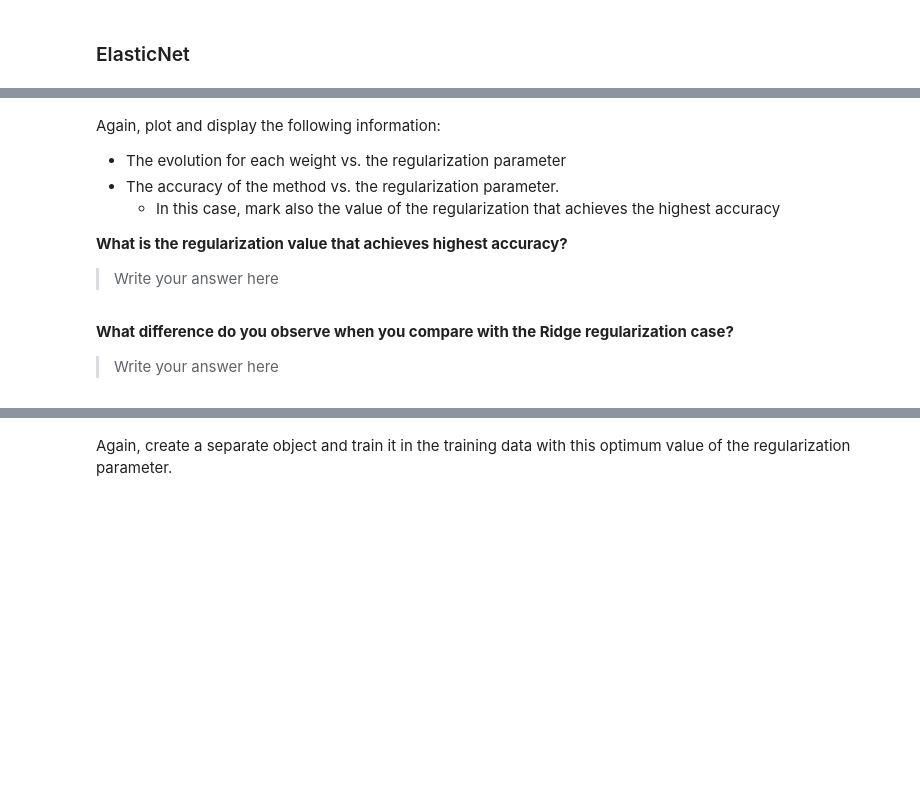
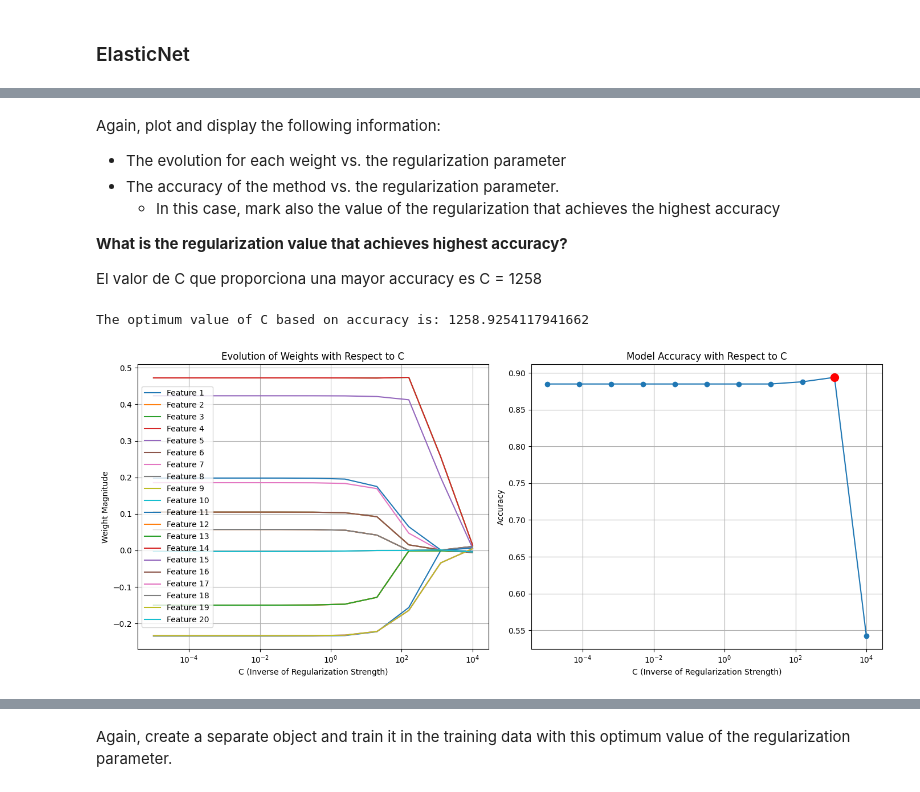
Before and after one commit to ICAI-IMAT-ML/p2-5-202304626, a Jupyter notebook: notebook/Lab2_5_LogisticRegression_and_regularization.ipynb, the cells around one changed output, grey strips where cells are left out. Drawn from its saved outputs; the diff is of its cells as text; code cells hidden in the pictures; blank space fills up the shorter version.

```diff
--- a/notebook/Lab2_5_LogisticRegression_and_regularization.ipynb
+++ b/notebook/Lab2_5_LogisticRegression_and_regularization.ipynb
@@ -581,7 +610,7 @@ Plot here the differences between the weights for the non-regularized model and
 pow_min = -5
 pow_max = 4  # In this case we maintain here a 4 instead of a 5 s.a. in the Ridge example
 
-C_values = None # Vector of \lambda (regularization parameters)
+C_values = np.logspace(pow_min, pow_max, 11) # Vector of \lambda (regularization parameters)
 weights_evolution = []  # To store the final weights for each C
 accuracies = []
 # %% [markdown]
@@ -591,7 +620,8 @@ Again, plot and display the following information:
     - In this case, mark also the value of the regularization that achieves the highest accuracy
 
 **What is the regularization value that achieves highest accuracy?**
-> Write your answer here
+
+El valor de C que proporciona una mayor accuracy es C = 1258
 # %%
 # Assuming the LogisticRegressor class and dataset are prepared
 for C in C_values:
@@ -613,36 +643,36 @@ plt.subplot(1, 2, 1)
 for feature_index in range(len(weights_evolution[0])):
     weight_trajectory = [weights[feature_index] for weights in weights_evolution]
     plt.plot(C_values, weight_trajectory, label=f'Feature {feature_index + 1}')
 plt.xscale('log')
 plt.xlabel('C (Inverse of Regularization Strength)')
 plt.ylabel('Weight Magnitude')
 plt.title('Evolution of Weights with Respect to C')
 plt.legend(loc='best')
 plt.grid(True)
 
 # TODO: Find the maximum accuracy
-max_accuracy = None
+max_accuracy = max(accuracies)
 
 # TODO: Filter the C values that correspond to the maximum accuracy
-optimum_C_values = None
+optimum_C_values = [C_values[i] for i in range(len(C_values)) if accuracies[i] >= max_accuracy]
 
 # TODO: Select the maximum C from those that yield the highest accuracy
-optimum_C = None
+optimum_C = max(optimum_C_values)
 
 print(f"The optimum value of C based on accuracy is: {optimum_C}")
 
 # Plotting accuracy as a function of C
 plt.subplot(1, 2, 2)
 plt.plot(C_values, accuracies, marker='o', linestyle='-')
 plt.plot(optimum_C, max_accuracy, 'ro', markersize=10, label='Optimum C')
 plt.xscale('log')
 plt.xlabel('C (Inverse of Regularization Strength)')
 plt.ylabel('Accuracy')
 plt.title('Model Accuracy with Respect to C')
 plt.grid(True)
 
 plt.tight_layout()
 plt.show()
+# %% [output]
+The optimum value of C based on accuracy is: 1258.9254117941662
+[figure, added]
-# %% [markdown]
-**What difference do you observe when you compare with the Ridge regularization case?**
-> Write your answer here
```
Also changed, not shown: parts of 26 cells of this notebook.
